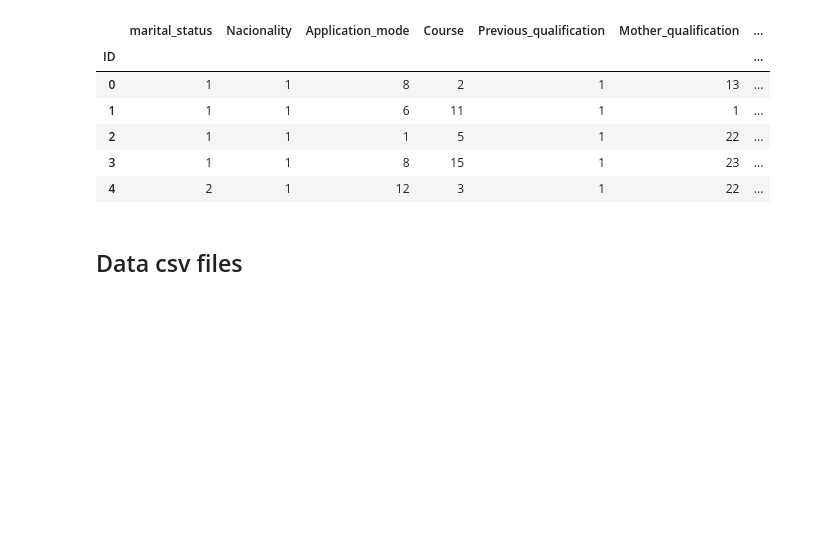
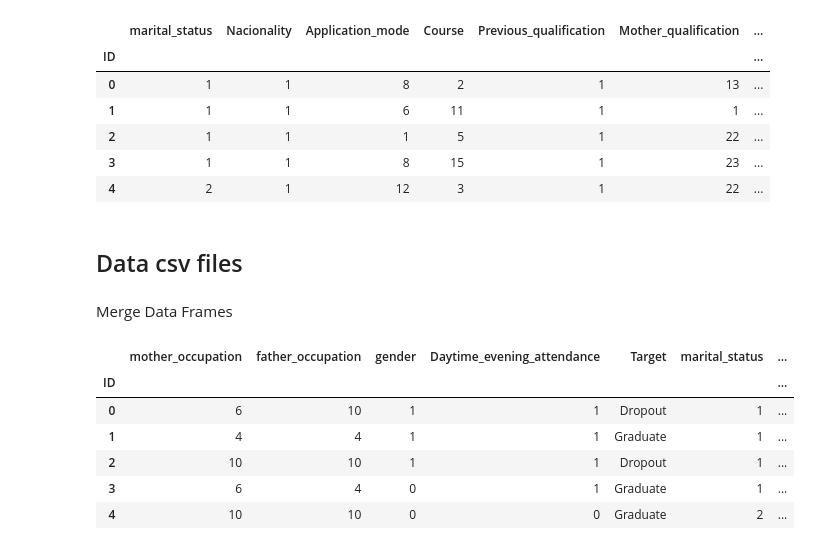
Before and after one commit to afraelizondo/Diabetes_MachineLearning, a Jupyter notebook: Final Project.ipynb, the cells around one changed output. Drawn from its saved outputs; the diff is of its cells as text; code cells hidden in the pictures; blank space fills up the shorter version.

```diff
--- a/Final Project.ipynb
+++ b/Final Project.ipynb
@@ -130,5 +130,21 @@ clean_data2_df.head(5)
 # %% [markdown]
 ## Data csv files
 # %%
-clean_data1_df = clean_data1_df.to_csv('clean_data1.csv')
-clean_data2_df = clean_data2_df.to_csv('clean_data2.csv')
+clean_data1_csv = clean_data1_df.to_csv('clean_data1.csv')
+clean_data2_csv = clean_data2_df.to_csv('clean_data2.csv')
+# %% [markdown]
+Merge Data Frames
+# %%
+
+# join the two data frames using concat
+dropout_df = pd.concat([clean_data1_df, clean_data2_df], axis=1)
+
+dropout_df.head()
+# %% [output]
+|  | mother_occupation | father_occupation | gender | Daytime_evening_attendance | Target | marital_status | ... |
+| ID |  |  |  |  |  |  | ... |
+| 0 | 6 | 10 | 1 | 1 | Dropout | 1 | ... |
+| 1 | 4 | 4 | 1 | 1 | Graduate | 1 | ... |
+| 2 | 10 | 10 | 1 | 1 | Dropout | 1 | ... |
+| 3 | 6 | 4 | 0 | 1 | Graduate | 1 | ... |
+| 4 | 10 | 10 | 0 | 0 | Graduate | 2 | ... |
```
Also changed, not shown: parts of 1 cell of this notebook, 1 other file.
